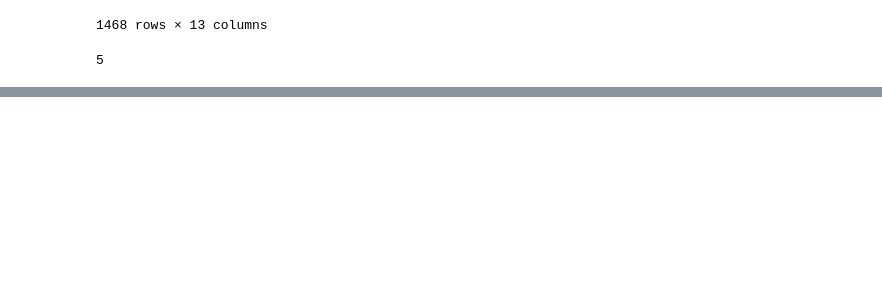
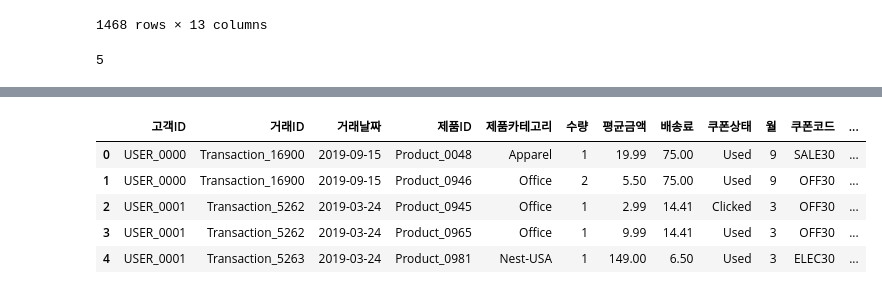
Before and after one commit to Venusgalaxy1022/user-segmentation-analysis, a Jupyter notebook: segmentation.ipynb, the cells around one changed output, grey strips where cells are left out. Drawn from its saved outputs; the diff is of its cells as text; code cells hidden in the pictures; blank space fills up the shorter version.

```diff
--- a/segmentation.ipynb
+++ b/segmentation.ipynb
@@ -901,0 +609,10 @@ plt.show()
+# %%
+df2['신규고객'] = df2['가입기간'].apply(lambda x: 'Y' if x<=2 else 'N')
+df2.head()
+# %% [output]
+|  | 고객ID | 거래ID | 거래날짜 | 제품ID | 제품카테고리 | 수량 | 평균금액 | 배송료 | 쿠폰상태 | 월 | 쿠폰코드 | ... |
+| 0 | USER_0000 | Transaction_16900 | 2019-09-15 | Product_0048 | Apparel | 1 | 19.99 | 75.00 | Used | 9 | SALE30 | ... |
+| 1 | USER_0000 | Transaction_16900 | 2019-09-15 | Product_0946 | Office | 2 | 5.50 | 75.00 | Used | 9 | OFF30 | ... |
+| 2 | USER_0001 | Transaction_5262 | 2019-03-24 | Product_0945 | Office | 1 | 2.99 | 14.41 | Clicked | 3 | OFF30 | ... |
+| 3 | USER_0001 | Transaction_5262 | 2019-03-24 | Product_0965 | Office | 1 | 9.99 | 14.41 | Used | 3 | OFF30 | ... |
+| 4 | USER_0001 | Transaction_5263 | 2019-03-24 | Product_0981 | Nest-USA | 1 | 149.00 | 6.50 | Used | 3 | ELEC30 | ... |
```
Also changed, not shown: parts of 58 cells of this notebook, 18 other files.
